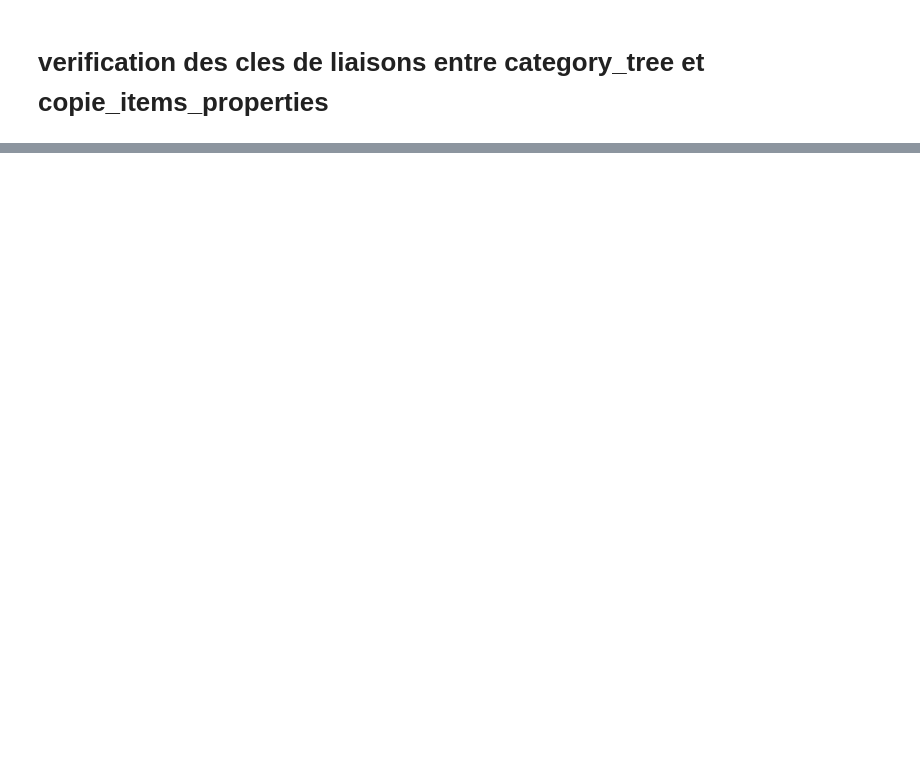
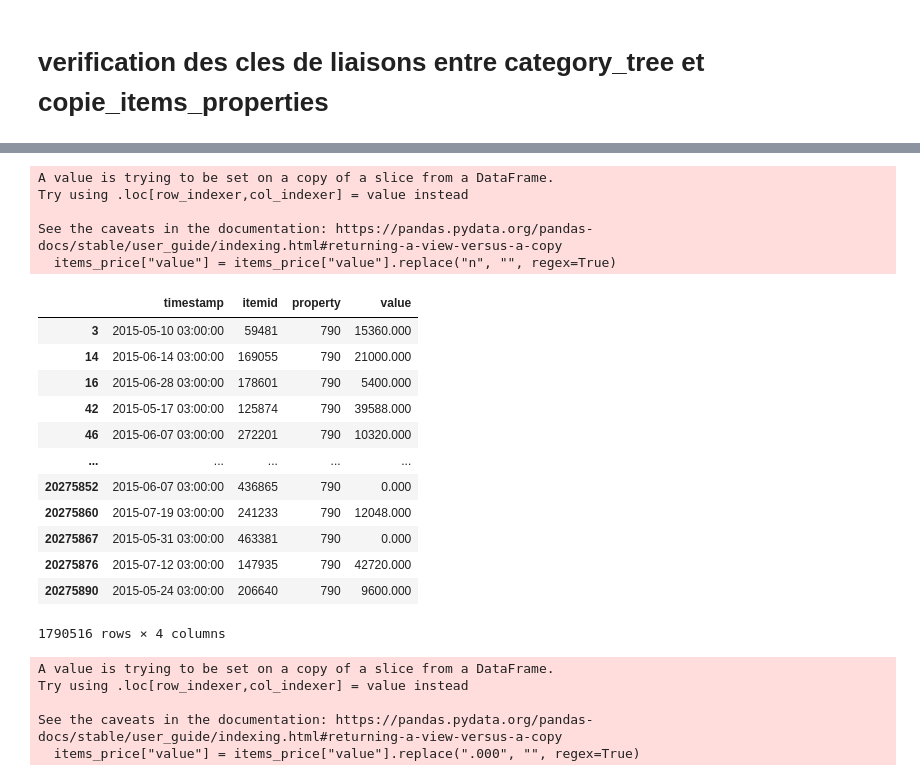
Before and after one commit to guylain237/BIG_DATA_Analyse_Optimisation_site_Ecommerce, a Jupyter notebook: notebooks/data.ipynb, the cells around one changed output, grey strips where cells are left out. Cells and saved outputs as stored; diff of their text form; code cells hidden in the pictures; blank space fills up the shorter version.

```diff
--- a/notebooks/data.ipynb
+++ b/notebooks/data.ipynb
@@ -753,0 +818,31 @@ None
+# %%
+items_price = item_properties[item_properties['property']=="790"]
+items_price["value"] = items_price["value"].replace("n", "", regex=True)
+items_price
+# %% [output]
+A value is trying to be set on a copy of a slice from a DataFrame.
+Try using .loc[row_indexer,col_indexer] = value instead
+
+See the caveats in the documentation: https://pandas.pydata.org/pandas-docs/stable/user_guide/indexing.html#returning-a-view-versus-a-copy
+  items_price["value"] = items_price["value"].replace("n", "", regex=True)
+|  | timestamp | itemid | property | value |
+| 3 | 2015-05-10 03:00:00 | 59481 | 790 | 15360.000 |
+| 14 | 2015-06-14 03:00:00 | 169055 | 790 | 21000.000 |
+| 16 | 2015-06-28 03:00:00 | 178601 | 790 | 5400.000 |
+| 42 | 2015-05-17 03:00:00 | 125874 | 790 | 39588.000 |
+| 46 | 2015-06-07 03:00:00 | 272201 | 790 | 10320.000 |
+| ... | ... | ... | ... | ... |
+| 20275852 | 2015-06-07 03:00:00 | 436865 | 790 | 0.000 |
+| 20275860 | 2015-07-19 03:00:00 | 241233 | 790 | 12048.000 |
+| 20275867 | 2015-05-31 03:00:00 | 463381 | 790 | 0.000 |
+| 20275876 | 2015-07-12 03:00:00 | 147935 | 790 | 42720.000 |
+| 20275890 | 2015-05-24 03:00:00 | 206640 | 790 | 9600.000 |
+1790516 rows × 4 columns
+# %%
+items_price["value"] = items_price["value"].replace(".000", "", regex=True)
+# %% [output]
+A value is trying to be set on a copy of a slice from a DataFrame.
+Try using .loc[row_indexer,col_indexer] = value instead
+
+See the caveats in the documentation: https://pandas.pydata.org/pandas-docs/stable/user_guide/indexing.html#returning-a-view-versus-a-copy
+  items_price["value"] = items_price["value"].replace(".000", "", regex=True)
```
Also changed, not shown: parts of 27 cells of this notebook, 4 other files.
